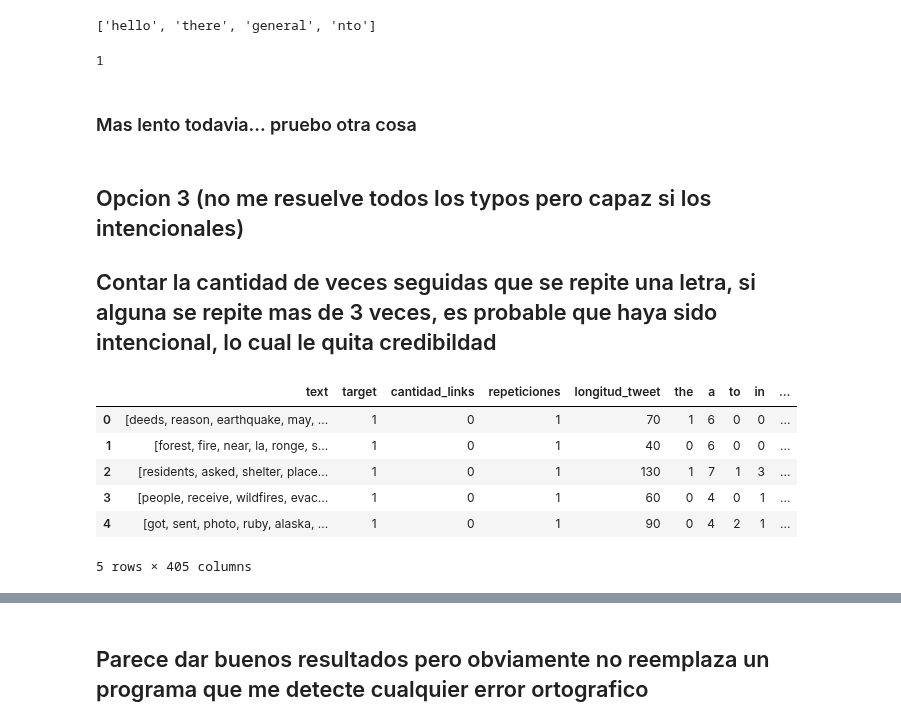
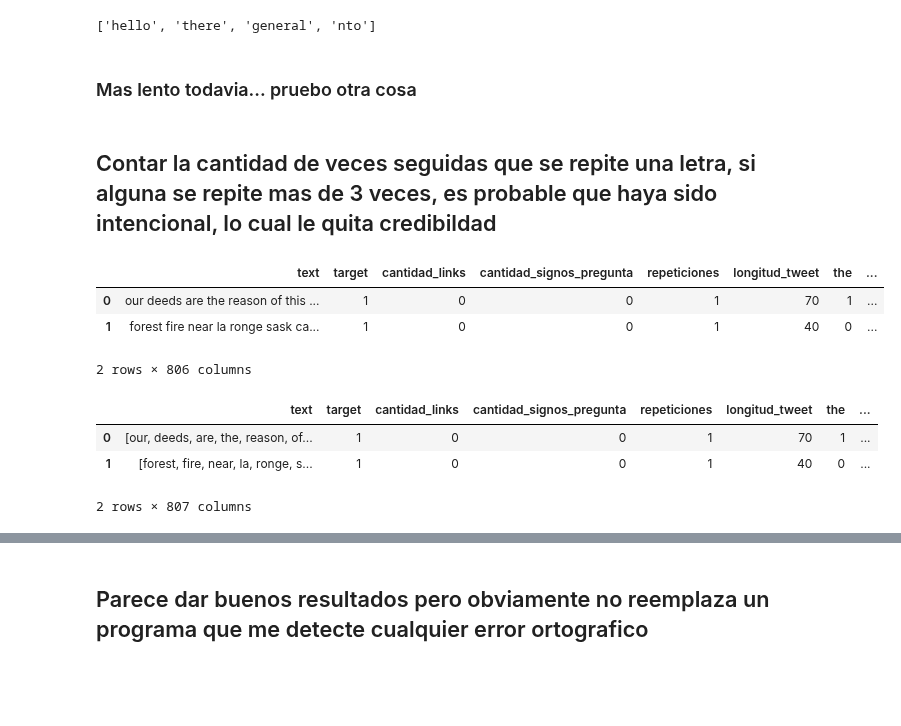
Before and after one commit to andi-carretero/TP2_Datos, a Jupyter notebook: Data_cleanner.ipynb, the cells around one changed output, grey strips where cells are left out. Cells and saved outputs as stored; diff of their text form; code cells hidden in the pictures; blank space fills up the shorter version.

```diff
--- a/Data_cleanner.ipynb
+++ b/Data_cleanner.ipynb
@@ -168,0 +236,4 @@ palabras_por_separado.head()
+# %%
+dos_shingles['shingle'] = dos_shingles['word']+' '+dos_shingles['next_word']
+dos_shingles['valor'] = 1
+dos_shingles.head()
@@ -169,4 +247,5 @@ palabras_por_separado.head()
 # %%
-palabras_mas_comunes = palabras_por_separado.groupby('word')['target'].count().rename('cantidad_apariciones').reset_index().nlargest(400,'cantidad_apariciones')
-palabras_mas_comunes.head()
+dos_shingles_agrupados = dos_shingles.groupby('shingle').valor.sum().rename('cantidad_apariciones').to_frame()
+shingles_mas_comunes = dos_shingles_agrupados.nlargest(400,'cantidad_apariciones')
+shingles_mas_comunes.head()
 # %% [output]
@@ -199,5 +259,6 @@ array(['the', 'a', 'to', 'in', 'of', 'and', 'i', 'is', 'on', 'for', 'you',
 # %%
-for i in palabras_mas_comunes.word.values:
-    train_limpio[i]= train['text'].apply(lambda x: x.count(i) )
+for i in shingles_mas_comunes.index:
+    train_limpio[i]= train_limpio['text'].apply(lambda x: x.count(i) )
+    test_limpio[i]= test_limpio['text'].apply(lambda x: x.count(i) )
 # %% [markdown]
 # Remocion de StopWords
@@ -234,3 +278,3 @@ stop
 # %%
-train_limpio['text']=train_limpio['text'].apply(lambda x: [item for item in x.split() if item not in stop])
-train_limpio.head()
+#train_limpio['text']=train_limpio['text'].apply(lambda x: [item for item in x.split() if item not in stop])
+#train_limpio.head()
@@ -316,7 +318,3 @@ x=['hello', 'there', 'general', 'nto']
 x
 # %% [output]
 ['hello', 'there', 'general', 'nto']
-# %%
-cant_misspelled(x)
-# %% [output]
-1
@@ -323,18 +323,14 @@ cant_misspelled(x)
 # %% [markdown]
 ### Mas lento todavia...  pruebo otra cosa
 # %% [markdown]
-## Opcion 3 (no me resuelve todos los typos pero capaz si los intencionales)
 ## Contar la cantidad de veces seguidas que se repite una letra, si alguna se repite mas de 3 veces, es probable que haya sido intencional, lo cual le quita credibildad
 # %%
-train_limpio.head()
+train_limpio.head(2)
 # %% [output]
-|  | text | target | cantidad_links | repeticiones | longitud_tweet | the | a | to | in | ... |
-| 0 | [deeds, reason, earthquake, may, ... | 1 | 0 | 1 | 70 | 1 | 6 | 0 | 0 | ... |
-| 1 | [forest, fire, near, la, ronge, s... | 1 | 0 | 1 | 40 | 0 | 6 | 0 | 0 | ... |
-| 2 | [residents, asked, shelter, place... | 1 | 0 | 1 | 130 | 1 | 7 | 1 | 3 | ... |
-| 3 | [people, receive, wildfires, evac... | 1 | 0 | 1 | 60 | 0 | 4 | 0 | 1 | ... |
-| 4 | [got, sent, photo, ruby, alaska, ... | 1 | 0 | 1 | 90 | 0 | 4 | 2 | 1 | ... |
+|  | text | target | cantidad_links | cantidad_signos_pregunta | repeticiones | longitud_tweet | the | ... |
+| 0 | our deeds are the reason of this ... | 1 | 0 | 0 | 1 | 70 | 1 | ... |
+| 1 | forest fire near la ronge sask ca... | 1 | 0 | 0 | 1 | 40 | 0 | ... |
-5 rows × 405 columns
+2 rows × 806 columns
 # %%
 def letras_repetidas(text):
     max_repeteated_letters = 0
@@ -374,3 +372,10 @@ train_limpio['letras_seguidas'] = train_limpio['text'].apply(lambda x: letras_re
 # %%
 #Remuevo esas palabras
-train_limpio['text'] = train_limpio['text'].apply(lambda x: remover_palabras_con_letras_repetidas(x))
+train_limpio['text'] = train_limpio['text'].apply(lambda x: remover_palabras_con_letras_repetidas(x.split(' ')))
+test_limpio['text'] = test_limpio['text'].apply(lambda x: remover_palabras_con_letras_repetidas(x.split(' ')))
+train_limpio.head(2)
+# %% [output]
+|  | text | target | cantidad_links | cantidad_signos_pregunta | repeticiones | longitud_tweet | the | ... |
+| 0 | [our, deeds, are, the, reason, of... | 1 | 0 | 0 | 1 | 70 | 1 | ... |
+| 1 | [forest, fire, near, la, ronge, s... | 1 | 0 | 0 | 1 | 40 | 0 | ... |
+2 rows × 807 columns
```
Also changed, not shown: parts of 80 cells of this notebook.
